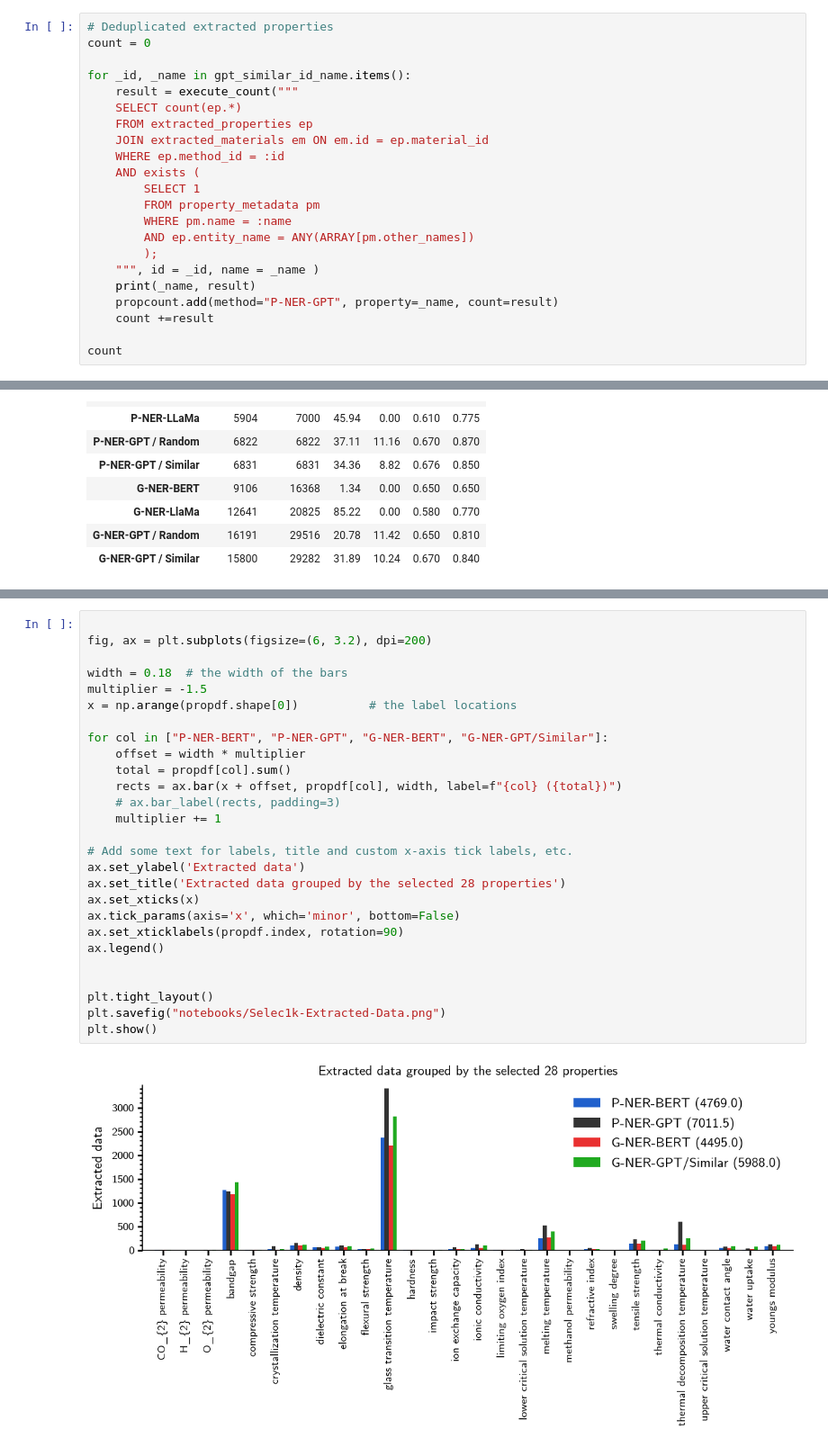
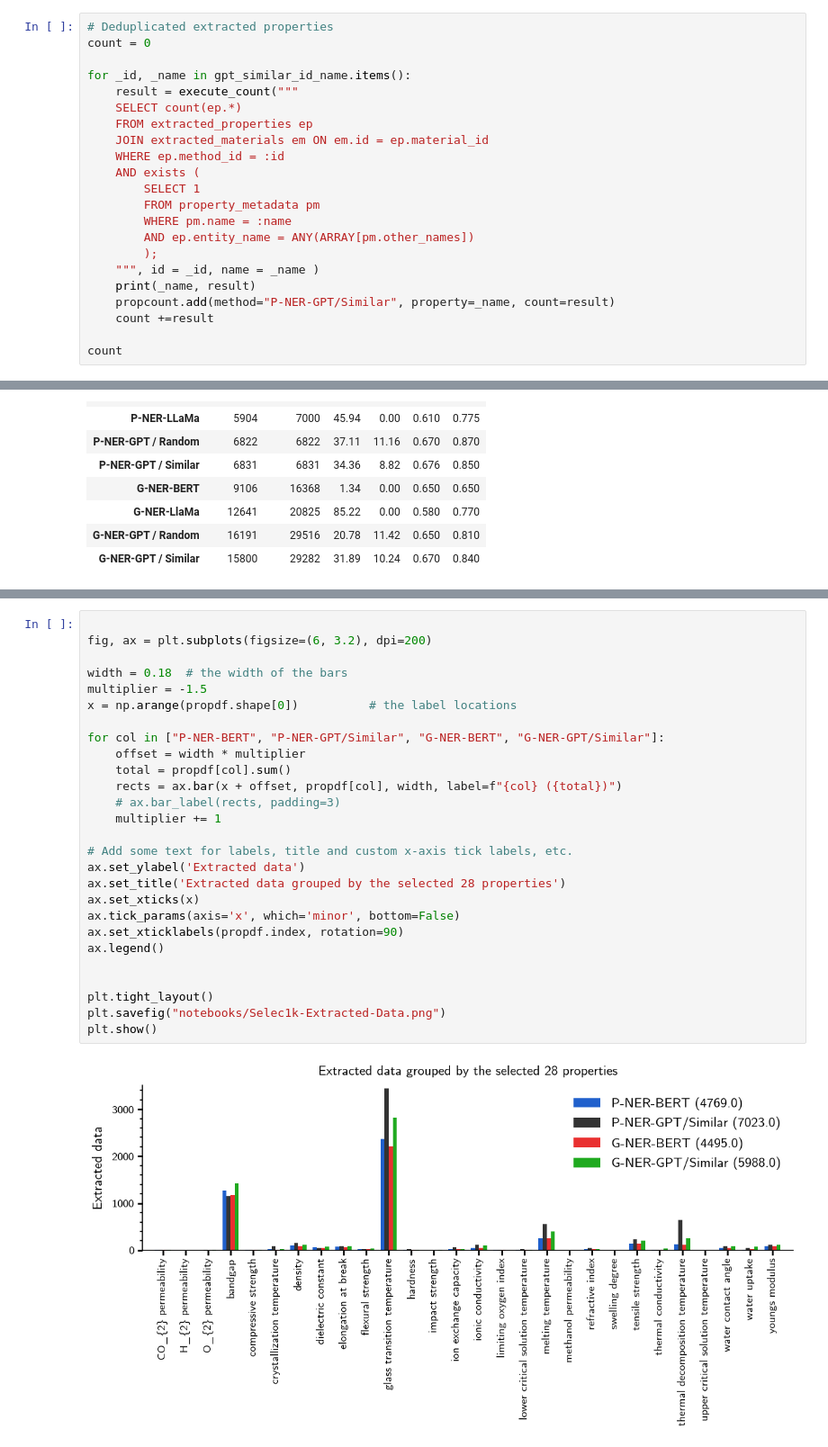
Before and after one commit to Ramprasad-Group/PromptDataExtraction, a Jupyter notebook: notebooks/Analyze-Select-1k.ipynb, the cells around one changed output, grey strips where cells are left out. Shown: that part at 90% size. Cells and saved outputs as stored; diff of their text form.

Commit message:
Fix barplot legend label

```diff
--- a/notebooks/Analyze-Select-1k.ipynb
+++ b/notebooks/Analyze-Select-1k.ipynb
@@ -1293,7 +1293,7 @@ for _id, _name in gpt_similar_id_name.items():
         );
     """, id = _id, name = _name )
     print(_name, result)
-    propcount.add(method="P-NER-GPT", property=_name, count=result)
+    propcount.add(method="P-NER-GPT/Similar", property=_name, count=result)
     count +=result
 
 count
@@ -1503,29 +1482,29 @@ propdf
 # %%
 
 fig, ax = plt.subplots(figsize=(6, 3.2), dpi=200)
 
 width = 0.18  # the width of the bars
 multiplier = -1.5
 x = np.arange(propdf.shape[0])          # the label locations
 
-for col in ["P-NER-BERT", "P-NER-GPT", "G-NER-BERT", "G-NER-GPT/Similar"]:
+for col in ["P-NER-BERT", "P-NER-GPT/Similar", "G-NER-BERT", "G-NER-GPT/Similar"]:
     offset = width * multiplier
     total = propdf[col].sum()
     rects = ax.bar(x + offset, propdf[col], width, label=f"{col} ({total})")
     # ax.bar_label(rects, padding=3)
     multiplier += 1
 
 # Add some text for labels, title and custom x-axis tick labels, etc.
 ax.set_ylabel('Extracted data')
 ax.set_title('Extracted data grouped by the selected 28 properties')
 ax.set_xticks(x)
 ax.tick_params(axis='x', which='minor', bottom=False)
 ax.set_xticklabels(propdf.index, rotation=90)
 ax.legend()
 
 
 plt.tight_layout()
 plt.savefig("notebooks/Selec1k-Extracted-Data.png")
 plt.show()
 # %% [output]
-[figure, old version]
+[figure, new version]
```
Also changed, not shown: parts of 4 cells of this notebook.
